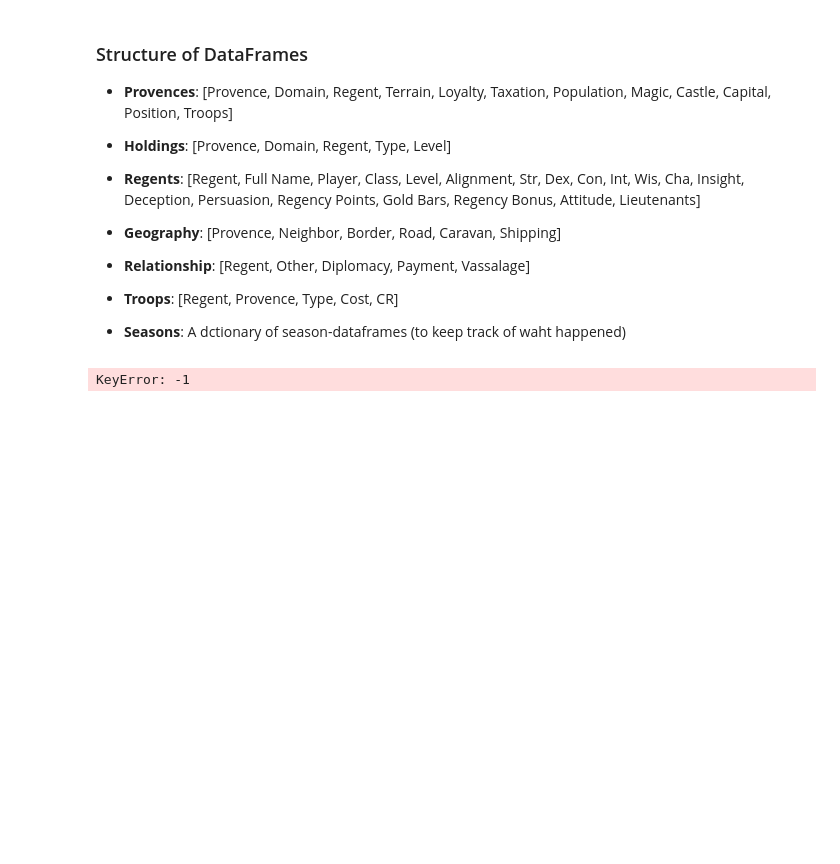
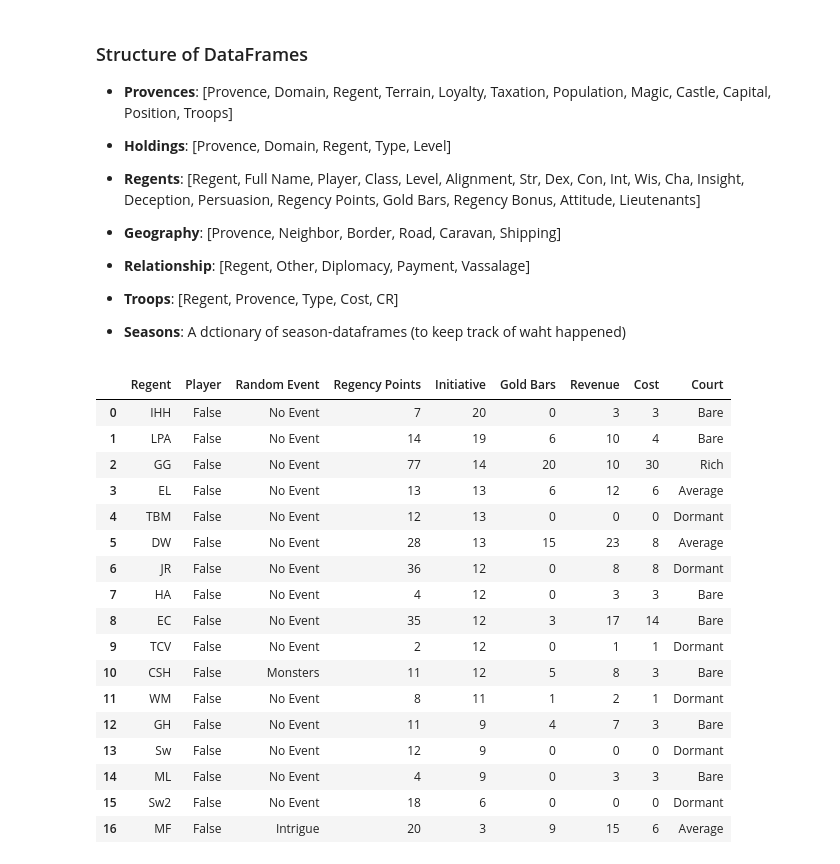
Before and after one commit to NeverForged/Regency, a Jupyter notebook: Code Testing.ipynb, the cells around one changed output. Cells and saved outputs as stored; diff of their text form; code cells hidden in the pictures; blank space fills up the shorter version.

```diff
--- a/Code Testing.ipynb
+++ b/Code Testing.ipynb
@@ -11,18 +11,35 @@
 # %%
 from regency import Regency
 from DQNAgent import DQNAgent
 from IPython.display import clear_output
 
 Game = Regency()
 
-for a in range(10):
+for a in range(1):
     Game.random_events()
     Game.collect_regency_points()
     Game.domain_initiative()
     Game.collect_gold_bars()
     Game.maintenance_costs()
 
 clear_output()
-Game.Seasons[-1]['Season']
+Game.Seasons[Game.Season]['Season']
 # %% [output]
-KeyError: -1
+|  | Regent | Player | Random Event | Regency Points | Initiative | Gold Bars | Revenue | Cost | Court |
+| 0 | IHH | False | No Event | 7 | 20 | 0 | 3 | 3 | Bare |
+| 1 | LPA | False | No Event | 14 | 19 | 6 | 10 | 4 | Bare |
+| 2 | GG | False | No Event | 77 | 14 | 20 | 10 | 30 | Rich |
+| 3 | EL | False | No Event | 13 | 13 | 6 | 12 | 6 | Average |
+| 4 | TBM | False | No Event | 12 | 13 | 0 | 0 | 0 | Dormant |
+| 5 | DW | False | No Event | 28 | 13 | 15 | 23 | 8 | Average |
+| 6 | JR | False | No Event | 36 | 12 | 0 | 8 | 8 | Dormant |
+| 7 | HA | False | No Event | 4 | 12 | 0 | 3 | 3 | Bare |
+| 8 | EC | False | No Event | 35 | 12 | 3 | 17 | 14 | Bare |
+| 9 | TCV | False | No Event | 2 | 12 | 0 | 1 | 1 | Dormant |
+| 10 | CSH | False | Monsters | 11 | 12 | 5 | 8 | 3 | Bare |
+| 11 | WM | False | No Event | 8 | 11 | 1 | 2 | 1 | Dormant |
+| 12 | GH | False | No Event | 11 | 9 | 4 | 7 | 3 | Bare |
+| 13 | Sw | False | No Event | 12 | 9 | 0 | 0 | 0 | Dormant |
+| 14 | ML | False | No Event | 4 | 9 | 0 | 3 | 3 | Bare |
+| 15 | Sw2 | False | No Event | 18 | 6 | 0 | 0 | 0 | Dormant |
+| 16 | MF | False | Intrigue | 20 | 3 | 9 | 15 | 6 | Average |
```
Also changed, not shown: parts of 6 cells of this notebook, 5 other files.
